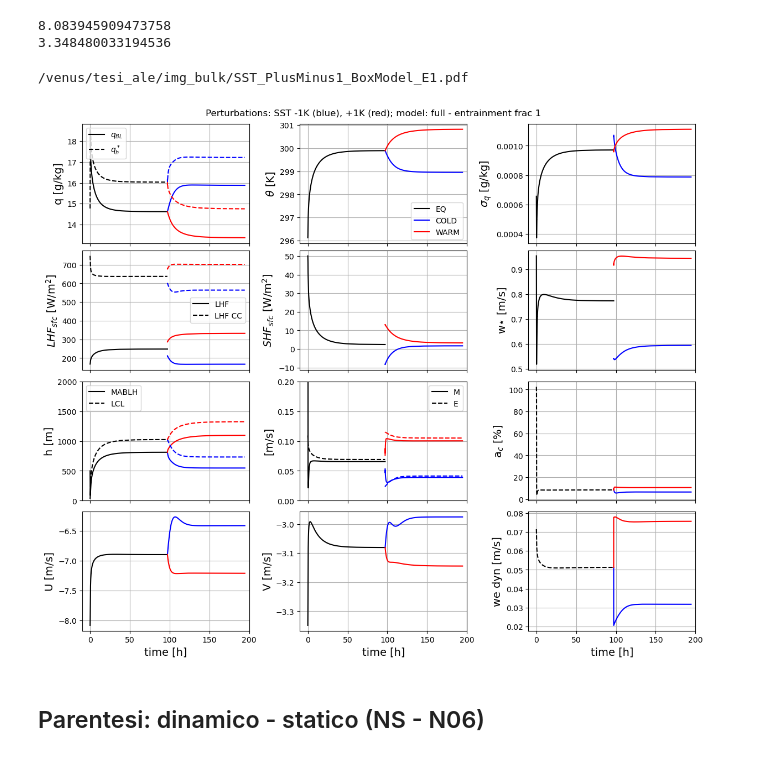
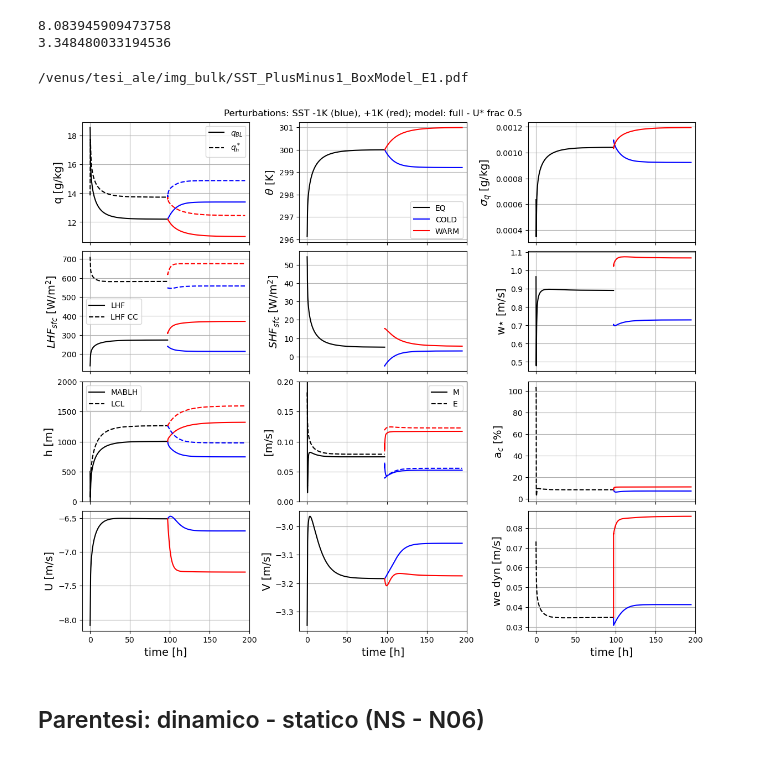
Before and after one commit to meteorologopazzo/thesis_material, a Jupyter notebook: EURECA_scripts/ABL_BULK/bulk_notebook.ipynb, the cells around one changed output. Cells and saved outputs as stored; diff of their text form; code cells hidden in the pictures.

```diff
--- a/EURECA_scripts/ABL_BULK/bulk_notebook.ipynb
+++ b/EURECA_scripts/ABL_BULK/bulk_notebook.ipynb
@@ -697,27 +701,32 @@ V_free = -windv # [m/s], free meridional wind (above the ABL).
 we = 0.01 # [m/s], entrainment velocity for the horizontal velocity.
 
 E_frac = 1    # modulate strength of entrainment
+frac_Ustar = 0.5
+
+
 
 # Initial conditions: y0 = [h(0),q(0),th(0),U(0),V(0)]
-q_free = 4.0e-3 # kg/kg free tropospheric total mixing ratio
+# q_free = 4.0e-3 # kg/kg free tropospheric total mixing ratio
 cpd  = 1004.67 # J/K/kg, dry air specific heat at constant pressure
 Rd = 287.1 # J/K/kg, dry air gas constant
-SST = 300.4 # K
+SST = 299.4 # K
 ps = 1015 # [hPa], surface pressure
 ref_p = 1000 # [hPa], reference pressure for the potential temperature: is this the surface pressure????
 th_s = SST*(ref_p/ps)**(Rd/cpd) # surface liquid water potential temperature, assuming no liquid water at the surface
 q_s = neggers_stevens.qsea(SST-273.15,ps)*1e-3
 
-y0 = [500, q_s - q_free, th_s-3, U_free, V_free]
+
 
 # Input parameters
 #V = 8.75            # [m/s], large scale horizontal wind -> no longer needed!
-SST_0 = 300.4        # [K], sea surface temperature
+SST_0 = 300.5        # [K], sea surface temperature
 D_0 = 4.3e-6         # [1/s], large scale divergence
-q_free_0 = 4.0e-3    # [kg/kg] free tropospheric total mixing ratio
+q_free_0 = 2.0e-3    # [kg/kg] free tropospheric total mixing ratio
 th_free_0 = 308      # [K], free tropospheric liquid virtual potential temperature
 ps_0 = 1015          # [hPa], surface pressure
 
+
+y0 = [500, q_s - q_free_0, th_s-3, U_free, V_free]
 
 max_t = 7e5
 dt_max = 60
@@ -737,7 +746,8 @@ dict_ext_NS = { 'area_c_ext':[], 'w_star_ext':[], 'M_ext':[], 'E_ext':[],'LHF_ex
 # neggers_et_al_2006_stevens_et_al_2002 : full fine equations
 # neggers_stevens_FracE : added a multiplying factor to E in the q and th equations
 #
-sol_NS = solve_ivp(neggers_stevens.neggers_et_al_2006_stevens_et_al_2002, time, y0, dense_output=True, max_step=dt_max, args=(SST_0, D_0, q_free_0, th_free_0, ps_0, f, U_free, V_free, we, dict_ext_NS, 1))#, t_eval=t_eval)
+sol_NS = solve_ivp(neggers_stevens.neggers_et_al_2006_stevens_et_al_2002, time, y0, dense_output=True, max_step=dt_max, \
+                   args=(SST_0, D_0, q_free_0, th_free_0, ps_0, f, U_free, V_free, we, dict_ext_NS, frac_Ustar))#, t_eval=t_eval)
 # %%
 np.nanmean(np.array(dict_ext_NS['area_c_ext']))
 # %% [output]
@@ -908,6 +919,7 @@ V_free = -windv # [m/s], free meridional wind (above the ABL).
 we = 0.01 # [m/s], entrainment velocity for the horizontal velocity.
 
 E_frac = 1    # modulate strength of entrainment
+frac_Ustar = 0.5
 
 # Initial conditions: y0 = [h(0),q(0),th(0),U(0),V(0)]
 q_free = 4.0e-3 # kg/kg free tropospheric total mixing ratio
@@ -930,11 +942,11 @@ else:
 
 # Input parameters
 #V = 8.75            # [m/s], large scale horizontal wind -> no longer needed!
-SST_0 = 301.4        # [K], sea surface temperature
+SST_0 = 300.5        # [K], sea surface temperature
 D_0 = 4.3e-6         # [1/s], large scale divergence
-q_free_0 = 4.0e-3    # [kg/kg] free tropospheric total mixing ratio
+q_free_0 = 2.0e-3    # [kg/kg] free tropospheric total mixing ratio
 th_free_0 = 308      # [K], free tropospheric liquid virtual potential temperature
-ps_0 = 1015          # [hPa], surface pressure
+ps_0 = ref_p          # [hPa], surface pressure
 
 
 max_t = 7e5
@@ -951,7 +963,7 @@ dict_ext_NS_eq = { 'area_c_ext':[], 'w_star_ext':[], 'M_ext':[], 'E_ext':[],'LHF
                'qs_ext':[], 'qsat_ext':[], 'SHF_ext':[], 'LCL_ext':[], 'sigma_q_ext':[], 'we_dyn_ext':[] }
 
 ## initial unperturbed arguments ##
-args_initial = (SST_0, D_0, q_free_0, th_free_0, ps_0, f, U_free, V_free, we, dict_ext_NS_eq, E_frac)
+args_initial = (SST_0, D_0, q_free_0, th_free_0, ps_0, f, U_free, V_free, we, dict_ext_NS_eq, frac_Ustar)
 
 
 ###  choose which function to use to solve equations
@@ -1017,7 +1029,7 @@ time_ext_NS_warm = np.arange(len(dict_ext_NS_eqPert_warm['E_ext']), len(dict_ext
 # %%
 fig, ax = plt.subplots(4,3,figsize=(12,10),sharex=True,constrained_layout=True)
 label_model = 'BOX' if box_model_bool else 'full'
-fig.suptitle(f'Perturbations: SST -1K (blue), +1K (red); model: {label_model} - entrainment frac {E_frac}')
+fig.suptitle(f'Perturbations: SST -1K (blue), +1K (red); model: {label_model} - U* frac {frac_Ustar}')
 import matplotlib.lines as mlines
 
 
@@ -1149,34 +1161,34 @@ ax[1,-1].grid()
 ax[2,-1].plot(time_ext_NS_eq/3600, np.array(dict_ext_NS_eq['area_c_ext'])*100,'--k', label='ac_eq')
 ax[2,-1].plot(time_ext_NS_cold/3600, np.array(dict_ext_NS_eqPert_cold['area_c_ext'])*100,'b', label='ac_cold')
 ax[2,-1].plot(time_ext_NS_warm/3600, np.array(dict_ext_NS_eqPert_warm['area_c_ext'])*100,'r', label='ac_warm')
 ax[2,-1].set_ylabel('a$_c$ [%]',fontsize=14)
 # ax[2,-1].set_ylim(0,20)
 ax[2,-1].grid()
 
 
 ax[3,-1].plot(time_ext_NS_eq/3600, np.array(dict_ext_NS_eq['we_dyn_ext']),'--k', label='we_eq')
 ax[3,-1].plot(np.insert((time_ext_NS_cold/3600), 0, time_ext_NS_eq[-1]/3600), np.insert(np.array(dict_ext_NS_eqPert_cold['we_dyn_ext']), 0, np.array(dict_ext_NS_eq['we_dyn_ext'])[-1]),'b', label='we_cold')
 ax[3,-1].plot(np.insert((time_ext_NS_cold/3600), 0, time_ext_NS_eq[-1]/3600), np.insert(np.array(dict_ext_NS_eqPert_warm['we_dyn_ext']), 0, np.array(dict_ext_NS_eq['we_dyn_ext'])[-1]),'r', label='we_warm')
 ax[3,-1].set_ylabel('we dyn [m/s]',fontsize=14)
 # ax[3,-1].set_ylim(0,20)
 ax[3,-1].grid()
 
 
 
 ax[3,0].set_xlabel('time [h]',fontsize=14)
 ax[3,1].set_xlabel('time [h]',fontsize=14)
 ax[3,2].set_xlabel('time [h]',fontsize=14)
 ax[3,0].set_xlim(-10,200)
 ax[3,1].set_xlim(-10,200)
 ax[3,2].set_xlim(-10,200)
 
 filename = '/venus/tesi_ale/img_bulk/SST_PlusMinus1_BoxModel_E1.pdf'
 print(filename)
 # plt.savefig(filename)
 del filename
 # %% [output]
 /venus/tesi_ale/img_bulk/SST_PlusMinus1_BoxModel_E1.pdf
-[figure, old version]
+[figure, new version]
 # %% [markdown]
 ## Parentesi: dinamico - statico (NS - N06)
 # %%
```
Also changed, not shown: parts of 4 cells of this notebook, 2 other files.
